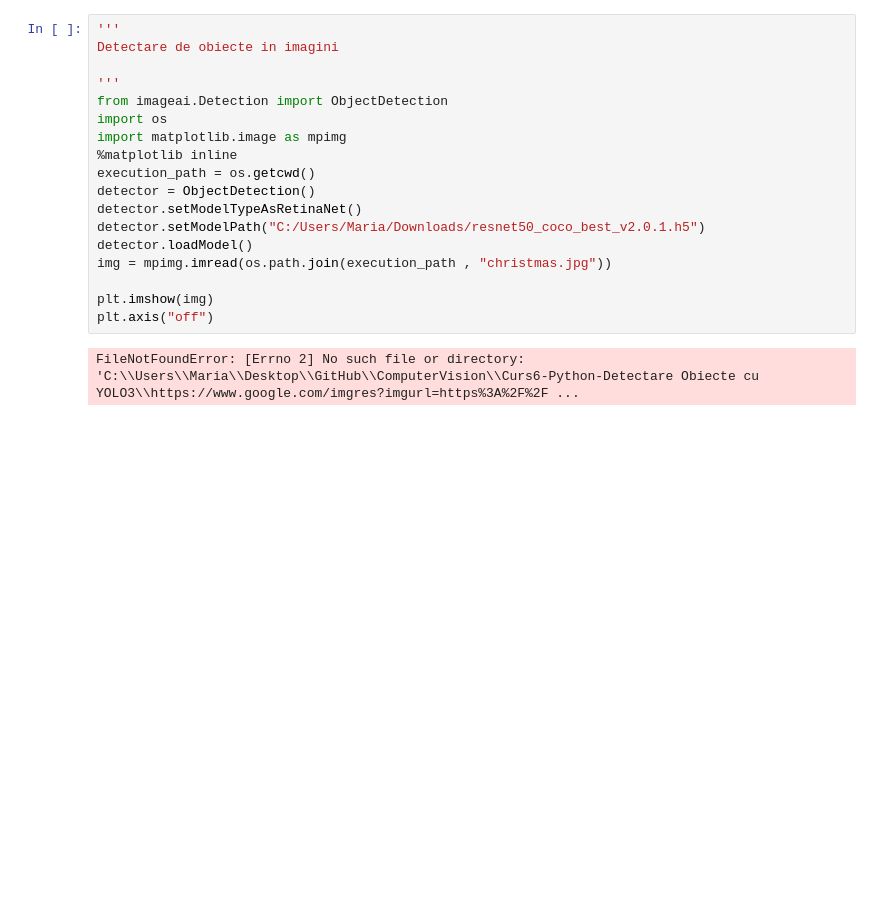
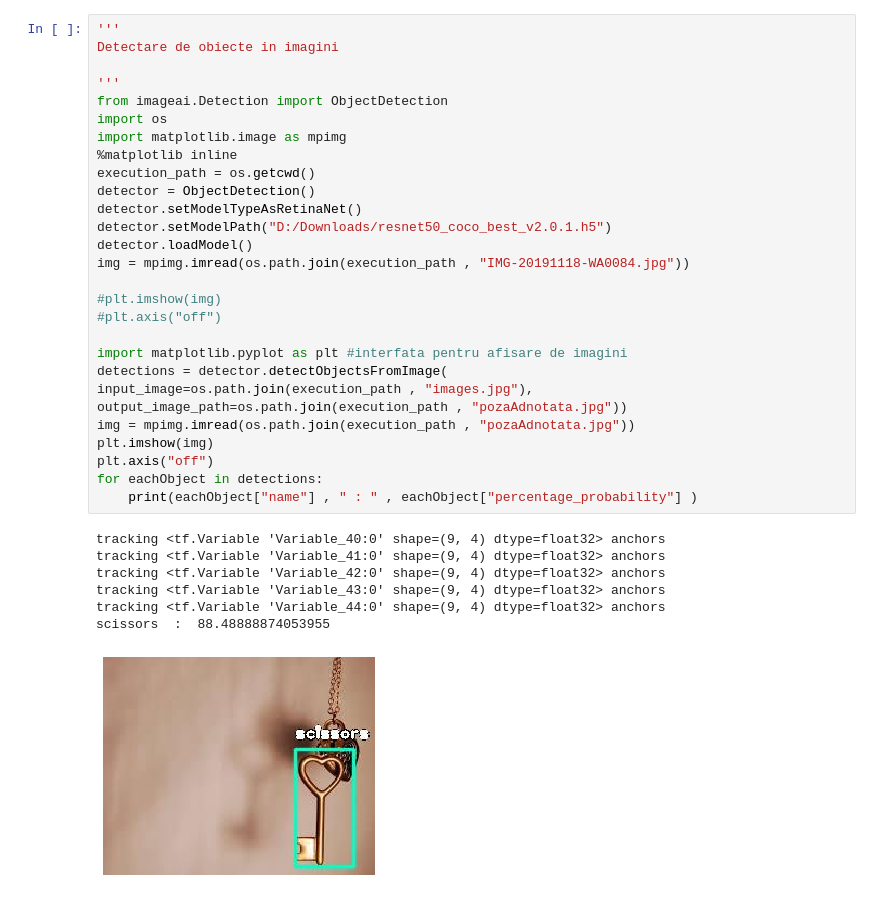
Before and after one commit to irimescu-maria/ComputerVision, a Jupyter notebook: Curs6-Python-Detectare Obiecte cu YOLO3/Detectare de obiecte in imagini.ipynb, the cells around one changed output. Saved outputs shown, nothing was run; the diff lists cells and outputs as text; blank space fills up the shorter version.

```diff
--- a/Curs6-Python-Detectare Obiecte cu YOLO3/Detectare de obiecte in imagini.ipynb
+++ b/Curs6-Python-Detectare Obiecte cu YOLO3/Detectare de obiecte in imagini.ipynb
@@ -1,20 +1,36 @@
 # %%
 '''
 Detectare de obiecte in imagini
 
 '''
 from imageai.Detection import ObjectDetection
 import os
 import matplotlib.image as mpimg
 %matplotlib inline
 execution_path = os.getcwd()
 detector = ObjectDetection()
 detector.setModelTypeAsRetinaNet()
-detector.setModelPath("C:/Users/Maria/Downloads/resnet50_coco_best_v2.0.1.h5")
+detector.setModelPath("D:/Downloads/resnet50_coco_best_v2.0.1.h5")
 detector.loadModel()
-img = mpimg.imread(os.path.join(execution_path , "christmas.jpg"))
+img = mpimg.imread(os.path.join(execution_path , "IMG-20191118-WA0084.jpg"))
 
+#plt.imshow(img)
+#plt.axis("off")
+
+import matplotlib.pyplot as plt #interfata pentru afisare de imagini
+detections = detector.detectObjectsFromImage(
+input_image=os.path.join(execution_path , "images.jpg"),
+output_image_path=os.path.join(execution_path , "pozaAdnotata.jpg"))
+img = mpimg.imread(os.path.join(execution_path , "pozaAdnotata.jpg"))
 plt.imshow(img)
 plt.axis("off")
+for eachObject in detections:
+    print(eachObject["name"] , " : " , eachObject["percentage_probability"] )
 # %% [output]
-FileNotFoundError: [Errno 2] No such file or directory: 'C:\\Users\\Maria\\Desktop\\GitHub\\ComputerVision\\Curs6-Python-Detectare Obiecte cu YOLO3\\https://www.google.com/imgres?imgurl=https%3A%2F%2F ...
+tracking <tf.Variable 'Variable_40:0' shape=(9, 4) dtype=float32> anchors
+tracking <tf.Variable 'Variable_41:0' shape=(9, 4) dtype=float32> anchors
+tracking <tf.Variable 'Variable_42:0' shape=(9, 4) dtype=float32> anchors
+tracking <tf.Variable 'Variable_43:0' shape=(9, 4) dtype=float32> anchors
+tracking <tf.Variable 'Variable_44:0' shape=(9, 4) dtype=float32> anchors
+scissors  :  88.48888874053955
+[figure, added]
```
Also changed, not shown: 23 other files.
